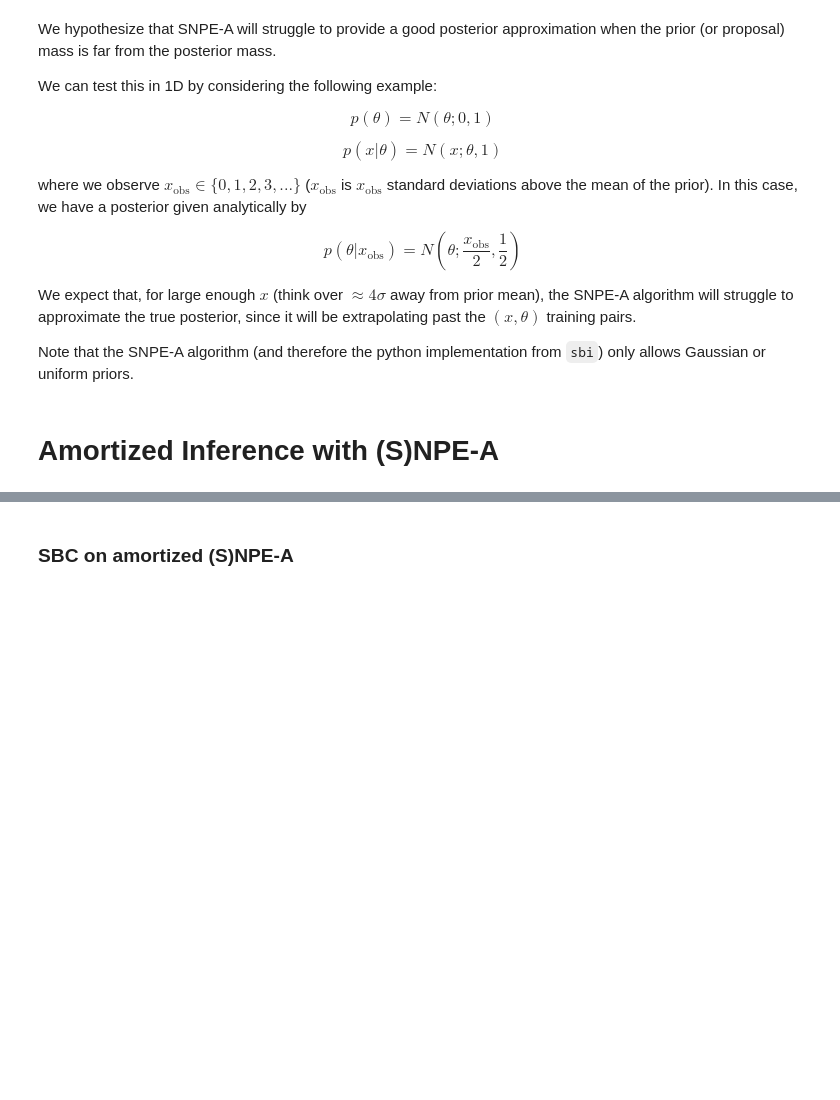
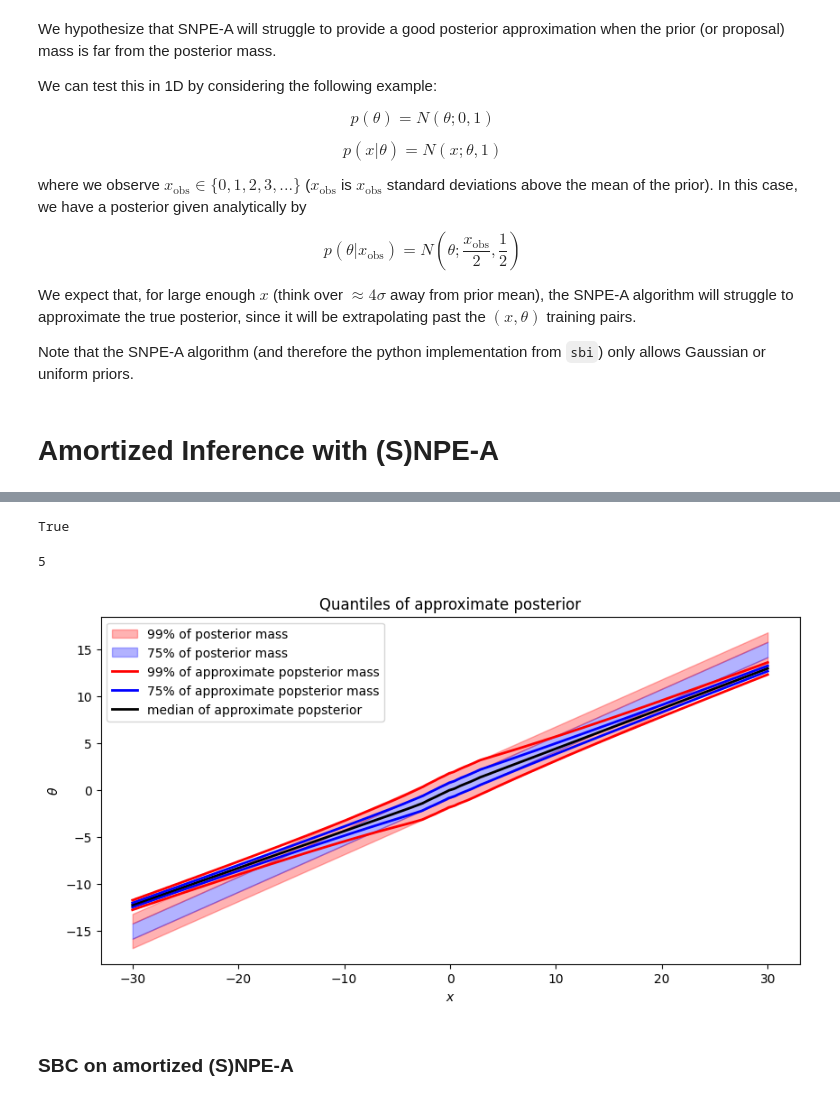
Before and after one commit to kaisamaroo/SBC-SBI, a Jupyter notebook: SBI/1D Examples/1D_GaussianGaussian_Far_SNPE_A.ipynb, the cells around one changed output, grey strips where cells are left out. Saved outputs shown, nothing was run; the diff lists cells and outputs as text; code cells hidden in the pictures; blank space fills up the shorter version.

```diff
--- a/SBI/1D Examples/1D_GaussianGaussian_Far_SNPE_A.ipynb
+++ b/SBI/1D Examples/1D_GaussianGaussian_Far_SNPE_A.ipynb
@@ -135,0 +132,4 @@ plt.show()
+# %%
+isinstance(theta_range, torch.Tensor)
+# %% [output]
+True
@@ -136,3 +195,11 @@ plt.show()
+# %%
+x_range = np.linspace(-30,30,2000)
+quantiles = approximate_posterior_quantiles_against_x(approximate_posterior, x_range)
+title = "Quantiles of approximate posterior"
+plot_approximate_posterior_quantiles_against_x(x_range, quantiles, title=title)
+# %% [output]
+5
+[figure, added]
 # %% [markdown]
 ### SBC on amortized (S)NPE-A
 # %%
```
Also changed, not shown: parts of 9 cells of this notebook, 9 other files.
